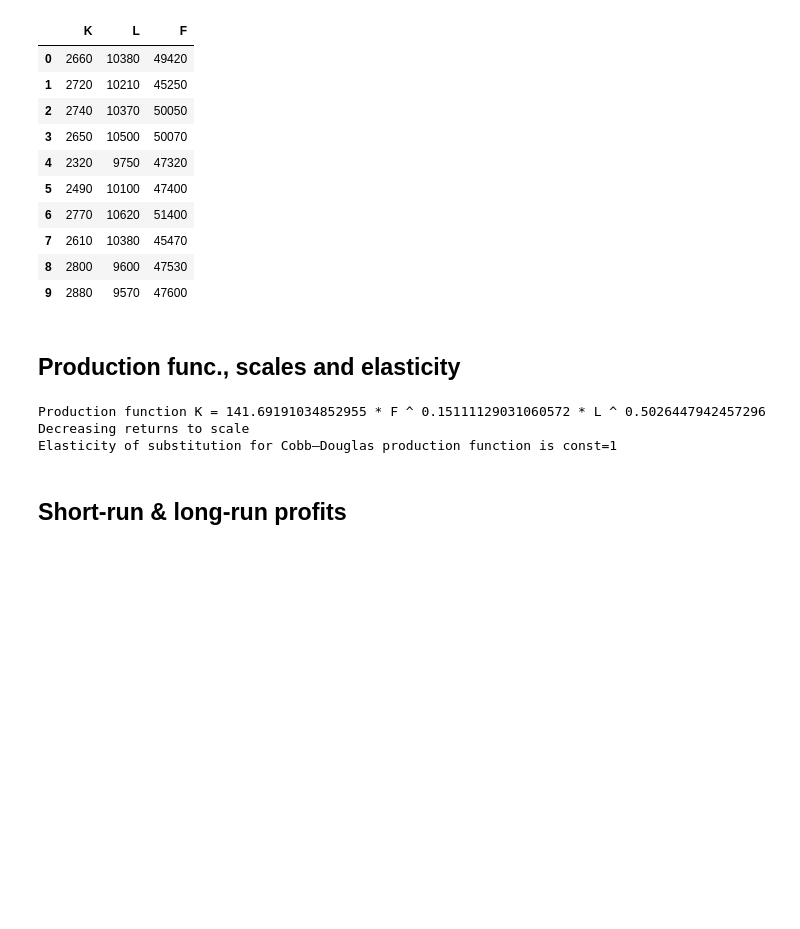
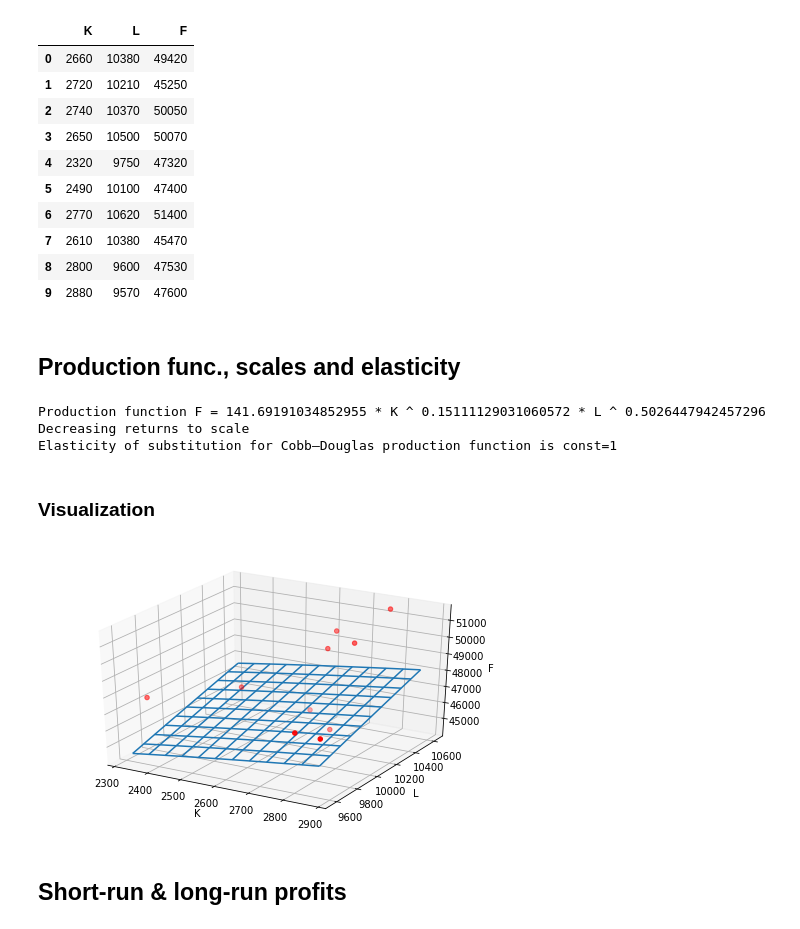
Before and after one commit to andynik/knu_labs, a Jupyter notebook: eco_mod/lab3.ipynb, the cells around one changed output. Saved outputs shown, nothing was run; the diff lists cells and outputs as text; code cells hidden in the pictures; blank space fills up the shorter version.

```diff
--- a/eco_mod/lab3.ipynb
+++ b/eco_mod/lab3.ipynb
@@ -12,6 +14,10 @@ x0 = np.zeros(N)
 h0 = np.zeros(N)
 
 p = [20, 20, 20, 20] # initial points
+
+# plot configuration
+fig_size = plt.rcParams["figure.figsize"]
+plt.rcParams["figure.figsize"] = 8, 5
 # %% [markdown]
 # Part I
 
@@ -171,12 +175,15 @@ L = data['L'].values
 # %%
 def cobb_douglas(x, a, b, c):
     return a * (x[0] ** b) * (x[1] ** c)
+
+#def linear_approx(x, a, b, c):
+#    return a + x[0] * b + x[1] * c
 
 
 p0 = [1, 1, 1]
 coeffs, _ = curve_fit(cobb_douglas, (K, L) , F, p0)
 
-print("Production function K = {} * F ^ {} * L ^ {}".format(coeffs[0], coeffs[1], coeffs[2]))
+print("Production function F = {} * K ^ {} * L ^ {}".format(coeffs[0], coeffs[1], coeffs[2]))
 
 if abs(coeffs[1] + coeffs[2] - 1) < 1e-3:
     print('Constant returns to scale')
@@ -187,6 +194,6 @@ else:
 
 print('Elasticity of substitution for Cobb–Douglas production function is const=1')
 # %% [output]
-Production function K = 141.69191034852955 * F ^ 0.15111129031060572 * L ^ 0.5026447942457296
+Production function F = 141.69191034852955 * K ^ 0.15111129031060572 * L ^ 0.5026447942457296
 Decreasing returns to scale
 Elasticity of substitution for Cobb–Douglas production function is const=1
@@ -193,3 +203,28 @@ Elasticity of substitution for Cobb–Douglas production function is const=1
+# %% [markdown]
+### Visualization
+# %%
+def makeData():
+    x = np.arange (2320, 2880, 50)
+    y = np.arange (9600, 10620, 100)
+    xgrid, ygrid = np.meshgrid(x, y)
+    zgrid = 141.7 * np.power(xgrid, 0.15) * np.power(ygrid, 0.5)
+    return xgrid, ygrid, zgrid
+
+fig = plt.figure()
+ax = fig.add_subplot(111, projection='3d')
+
+x, y, z = makeData()
+ax.plot_wireframe(x, y, z)
+
+ax.scatter(K, L, F, color='r')
+
+ax.set_xlabel('K')
+ax.set_ylabel('L')
+ax.set_zlabel('F')
+
+plt.show()
+# %% [output]
+[figure, added]
 # %% [markdown]
 ## Short-run & long-run profits
 # %%
```
Also changed, not shown: parts of 6 cells of this notebook.
